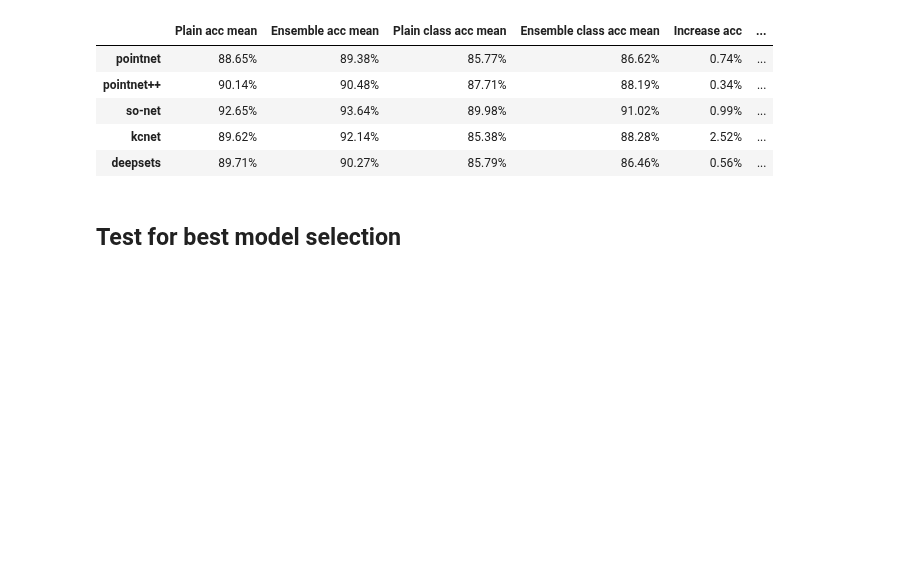
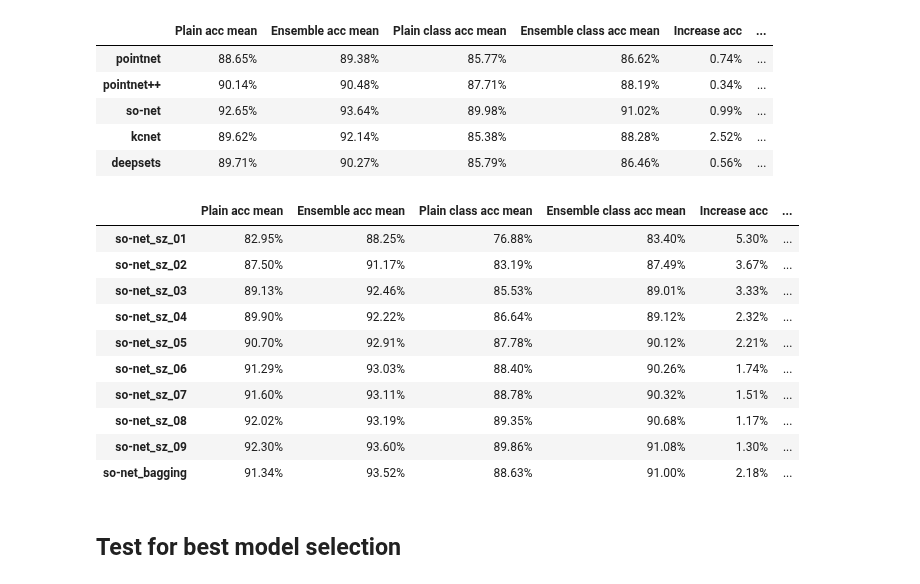
Before and after one commit to dkoguciuk/ensemble_learning_for_point_clouds, a Jupyter notebook: analysis.ipynb, the cells around one changed output. Drawn from its saved outputs; the diff is of its cells as text; code cells hidden in the pictures; blank space fills up the shorter version.

```diff
--- a/analysis.ipynb
+++ b/analysis.ipynb
@@ -187,11 +189,12 @@ plot_acc_in_num_models(ax2, acc_stats_sonet_bagging, 'mean_class_acc')
 ## Compare results with and without ensemble
 # %%
 data = []
+TOTAL_NUM_MODELS = 10
 for model in BASE_MODELS:
     data.append([100 * acc_stats_base_models[model][1]['acc']['mean'],
-                 100 * acc_stats_base_models[model][ENSEMBLE_MODELS_NUMBER]['acc']['mean'],
+                 100 * acc_stats_base_models[model][TOTAL_NUM_MODELS]['acc']['mean'],
                  100 * acc_stats_base_models[model][1]['mean_class_acc']['mean'],
-                 100 * acc_stats_base_models[model][ENSEMBLE_MODELS_NUMBER]['mean_class_acc']['mean']])
+                 100 * acc_stats_base_models[model][TOTAL_NUM_MODELS]['mean_class_acc']['mean']])
 pd.options.display.float_format = '{:,.2f}%'.format
 df = pd.DataFrame(data, columns=['Plain acc mean', 'Ensemble acc mean',
                                  'Plain class acc mean', 'Ensemble class acc mean'], index=BASE_MODELS)
@@ -205,6 +208,32 @@ df
 | so-net | 92.65% | 93.64% | 89.98% | 91.02% | 0.99% | ... |
 | kcnet | 89.62% | 92.14% | 85.38% | 88.28% | 2.52% | ... |
 | deepsets | 89.71% | 90.27% | 85.79% | 86.46% | 0.56% | ... |
+# %%
+data = []
+TOTAL_NUM_MODELS = 10
+for model in SONET_BAGGING_MODELS:
+    data.append([100 * acc_stats_sonet_bagging[model][1]['acc']['mean'],
+                 100 * acc_stats_sonet_bagging[model][TOTAL_NUM_MODELS]['acc']['mean'],
+                 100 * acc_stats_sonet_bagging[model][1]['mean_class_acc']['mean'],
+                 100 * acc_stats_sonet_bagging[model][TOTAL_NUM_MODELS]['mean_class_acc']['mean']])
+pd.options.display.float_format = '{:,.2f}%'.format
+df = pd.DataFrame(data, columns=['Plain acc mean', 'Ensemble acc mean',
+                                 'Plain class acc mean', 'Ensemble class acc mean'], index=SONET_BAGGING_MODELS)
+df['Increase acc'] = df['Ensemble acc mean'] - df['Plain acc mean']
+df['Increase class acc'] = df['Ensemble class acc mean'] - df['Plain class acc mean']
+df
+# %% [output]
+|  | Plain acc mean | Ensemble acc mean | Plain class acc mean | Ensemble class acc mean | Increase acc | ... |
+| so-net_sz_01 | 82.95% | 88.25% | 76.88% | 83.40% | 5.30% | ... |
+| so-net_sz_02 | 87.50% | 91.17% | 83.19% | 87.49% | 3.67% | ... |
+| so-net_sz_03 | 89.13% | 92.46% | 85.53% | 89.01% | 3.33% | ... |
+| so-net_sz_04 | 89.90% | 92.22% | 86.64% | 89.12% | 2.32% | ... |
+| so-net_sz_05 | 90.70% | 92.91% | 87.78% | 90.12% | 2.21% | ... |
+| so-net_sz_06 | 91.29% | 93.03% | 88.40% | 90.26% | 1.74% | ... |
+| so-net_sz_07 | 91.60% | 93.11% | 88.78% | 90.32% | 1.51% | ... |
+| so-net_sz_08 | 92.02% | 93.19% | 89.35% | 90.68% | 1.17% | ... |
+| so-net_sz_09 | 92.30% | 93.60% | 89.86% | 91.08% | 1.30% | ... |
+| so-net_bagging | 91.34% | 93.52% | 88.63% | 91.00% | 2.18% | ... |
 # %% [markdown]
 ## Test for best model selection
 # %%
```
Also changed, not shown: parts of 10 cells of this notebook.
